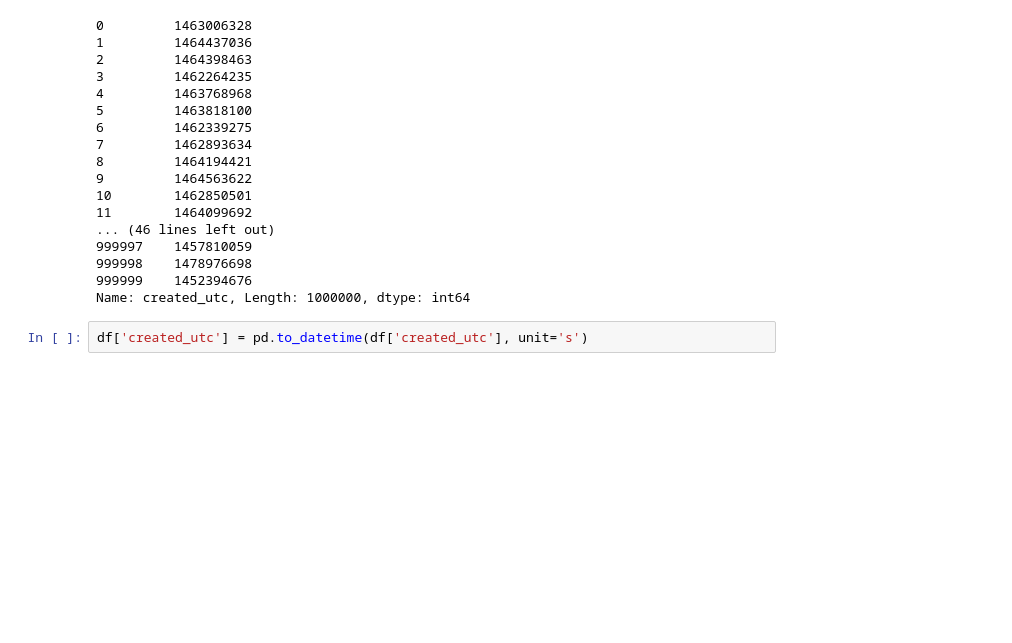
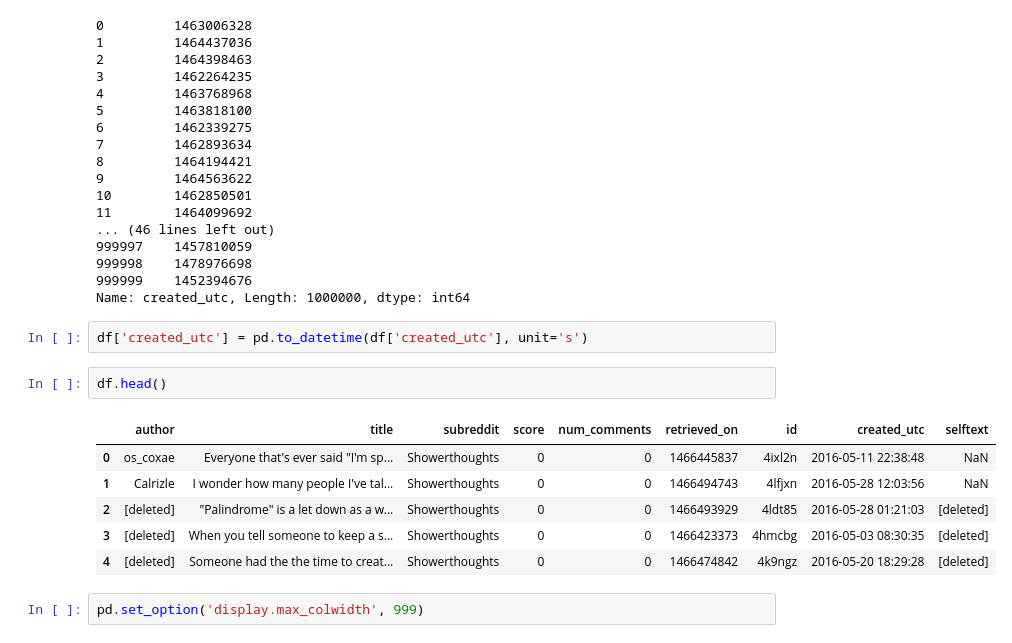
Before and after one commit to luketibbott/Predicting-the-sucess-of-showerthoughts, a Jupyter notebook: showerthoughts-clean.ipynb, the cells around one changed output. Saved outputs shown, nothing was run; the diff lists cells and outputs as text; blank space fills up the shorter version.

```diff
--- a/showerthoughts-clean.ipynb
+++ b/showerthoughts-clean.ipynb
@@ -97,3 +103,14 @@ df['created_utc']
 Name: created_utc, Length: 1000000, dtype: int64
 # %%
 df['created_utc'] = pd.to_datetime(df['created_utc'], unit='s')
+# %%
+df.head()
+# %% [output]
+|  | author | title | subreddit | score | num_comments | retrieved_on | id | created_utc | selftext |
+| 0 | os_coxae | Everyone that's ever said "I'm sp... | Showerthoughts | 0 | 0 | 1466445837 | 4ixl2n | 2016-05-11 22:38:48 | NaN |
+| 1 | Calrizle | I wonder how many people I've tal... | Showerthoughts | 0 | 0 | 1466494743 | 4lfjxn | 2016-05-28 12:03:56 | NaN |
+| 2 | [deleted] | "Palindrome" is a let down as a w... | Showerthoughts | 0 | 0 | 1466493929 | 4ldt85 | 2016-05-28 01:21:03 | [deleted] |
+| 3 | [deleted] | When you tell someone to keep a s... | Showerthoughts | 0 | 0 | 1466423373 | 4hmcbg | 2016-05-03 08:30:35 | [deleted] |
+| 4 | [deleted] | Someone had the the time to creat... | Showerthoughts | 0 | 0 | 1466474842 | 4k9ngz | 2016-05-20 18:29:28 | [deleted] |
+# %%
+pd.set_option('display.max_colwidth', 999)
```
Also changed, not shown: parts of 13 cells of this notebook.
